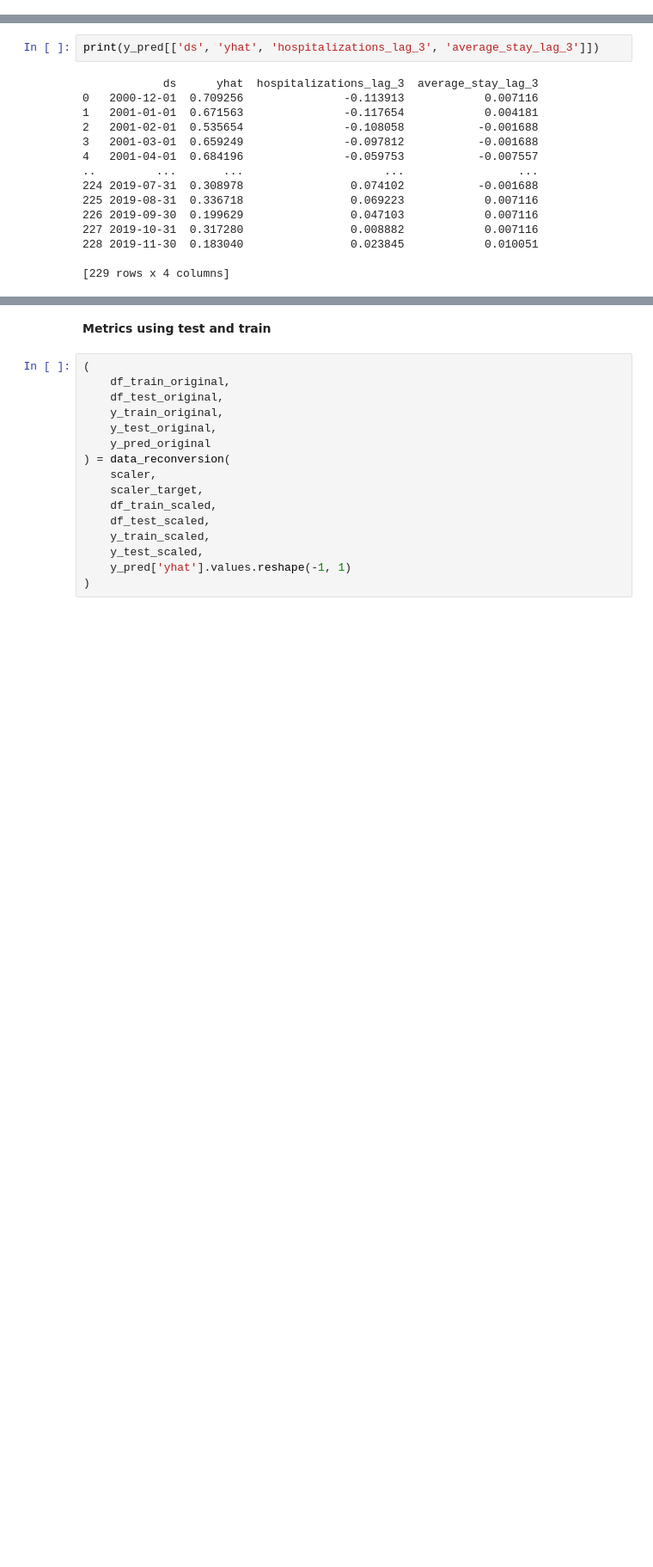
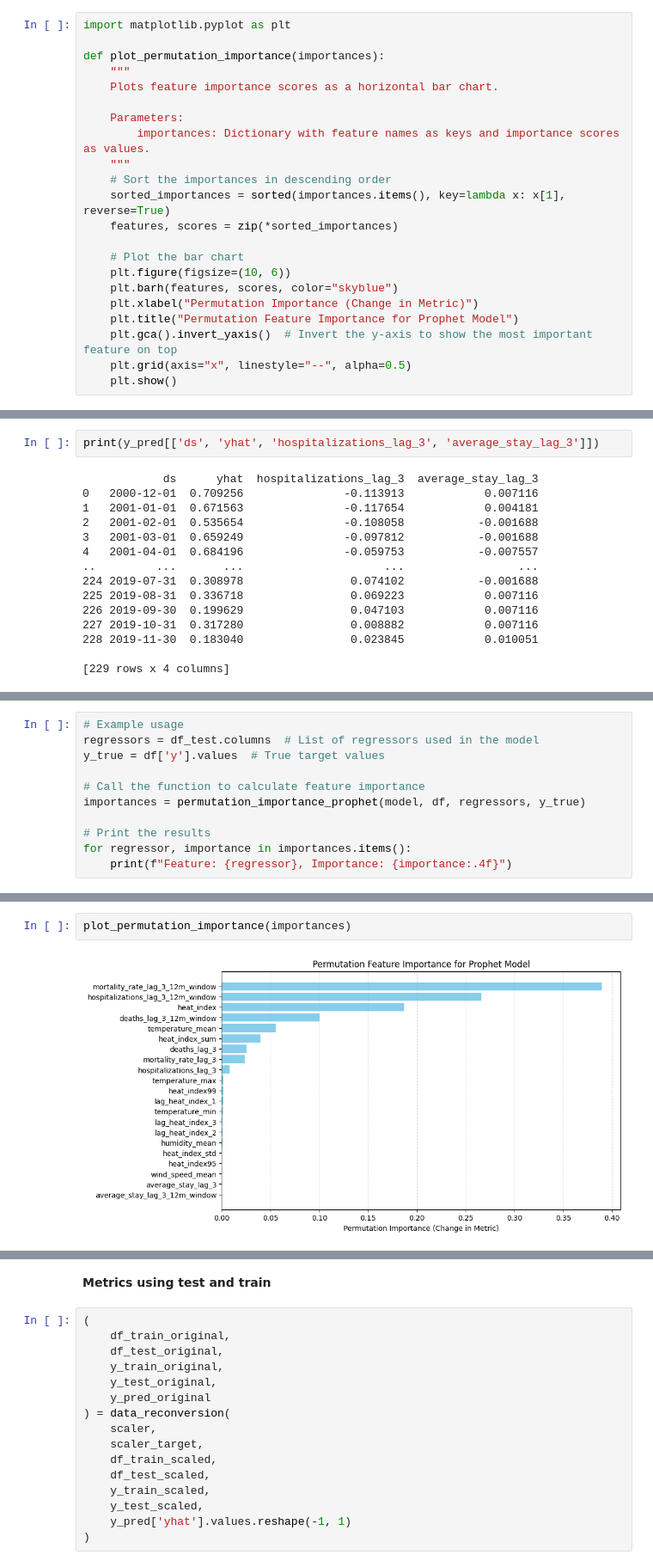
Before and after one commit to cirobezerra1/CMP263MachineLearning, a Jupyter notebook: Model/with datasus features/prophet_with_datasus.ipynb, the cells around one changed output, grey strips where cells are left out. Shown: that part at 86% size. Drawn from its saved outputs; the diff is of its cells as text; blank space fills up the shorter version.

Commit message:
added feature importance

```diff
--- a/Model/with datasus features/prophet_with_datasus.ipynb
+++ b/Model/with datasus features/prophet_with_datasus.ipynb
@@ -82,3 +120,25 @@ def print_metrics(y, predicted):
+# %%
+import matplotlib.pyplot as plt
+
+def plot_permutation_importance(importances):
+    """
+    Plots feature importance scores as a horizontal bar chart.
+
+    Parameters:
+        importances: Dictionary with feature names as keys and importance scores as values.
+    """
+    # Sort the importances in descending order
+    sorted_importances = sorted(importances.items(), key=lambda x: x[1], reverse=True)
+    features, scores = zip(*sorted_importances)
+
+    # Plot the bar chart
+    plt.figure(figsize=(10, 6))
+    plt.barh(features, scores, color="skyblue")
+    plt.xlabel("Permutation Importance (Change in Metric)")
+    plt.title("Permutation Feature Importance for Prophet Model")
+    plt.gca().invert_yaxis()  # Invert the y-axis to show the most important feature on top
+    plt.grid(axis="x", linestyle="--", alpha=0.5)
+    plt.show()
 # %% [markdown]
 # 02.Importing Dataset
 # %%
@@ -323,0 +386,11 @@ print(y_pred[['ds', 'yhat', 'hospitalizations_lag_3', 'average_stay_lag_3']])
+# %%
+# Example usage
+regressors = df_test.columns  # List of regressors used in the model
+y_true = df['y'].values  # True target values
+
+# Call the function to calculate feature importance
+importances = permutation_importance_prophet(model, df, regressors, y_true)
+
+# Print the results
+for regressor, importance in importances.items():
+    print(f"Feature: {regressor}, Importance: {importance:.4f}")
@@ -323,0 +415,4 @@ print(y_pred[['ds', 'yhat', 'hospitalizations_lag_3', 'average_stay_lag_3']])
+# %%
+plot_permutation_importance(importances)
+# %% [output]
+[figure, added]
```
Also changed, not shown: parts of 9 cells of this notebook.
